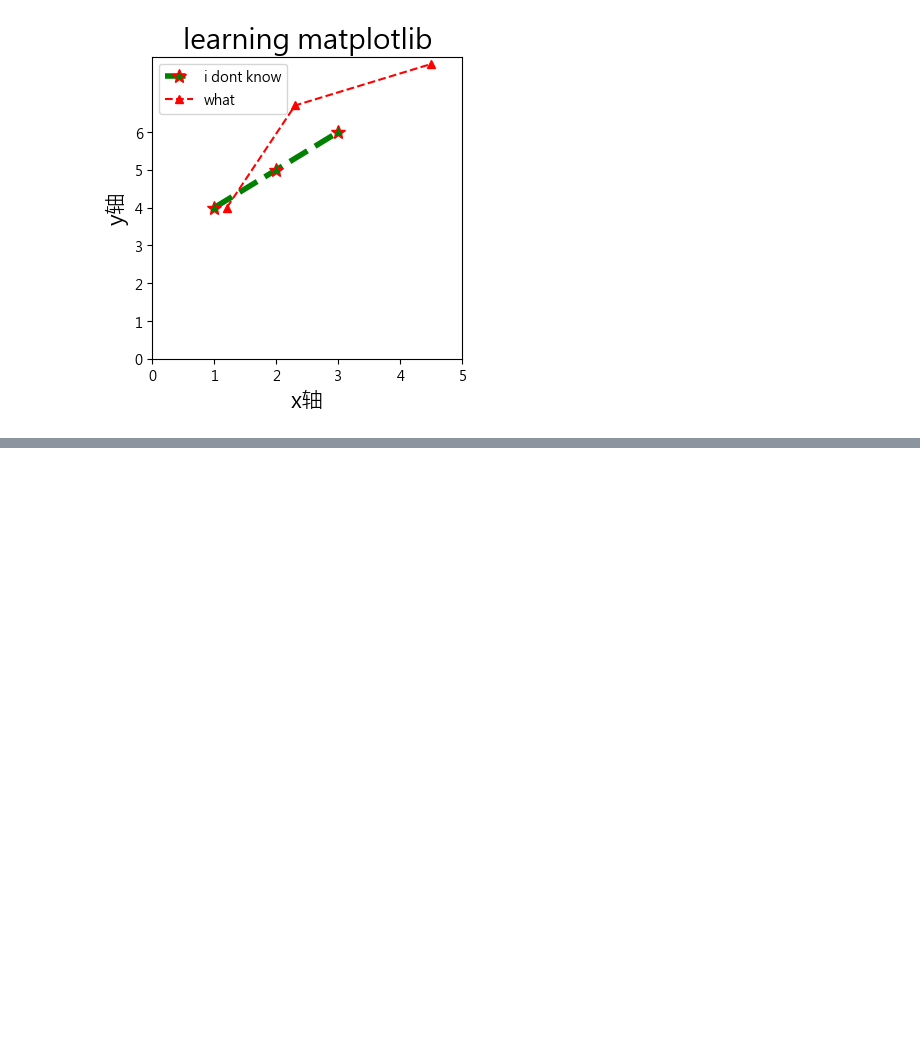
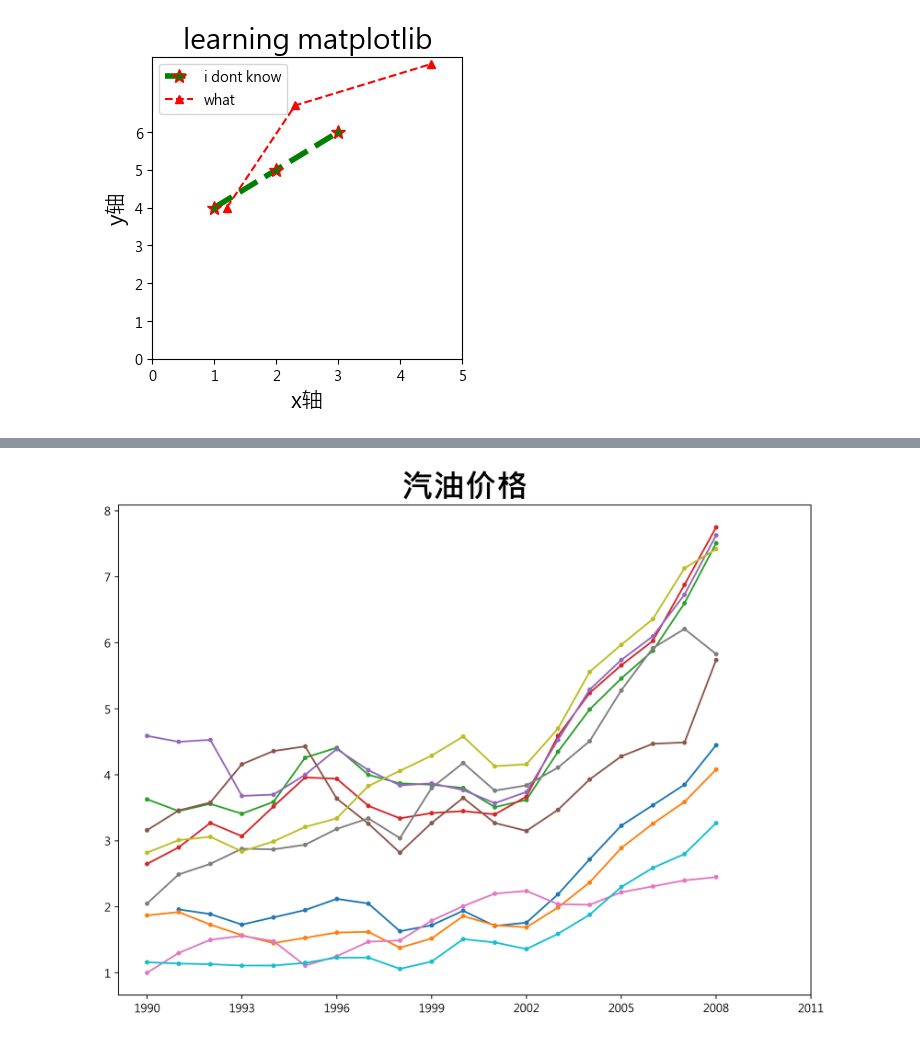
Before and after one commit to zbossz/python, a Jupyter notebook: matplotlib-learning.ipynb, the cells around one changed output, grey strips where cells are left out. Cells and saved outputs as stored; diff of their text form; code cells hidden in the pictures; blank space fills up the shorter version.

Commit message:
matplotlib-learning
matplotlib-learning

```diff
--- a/matplotlib-learning.ipynb
+++ b/matplotlib-learning.ipynb
@@ -25,0 +43,17 @@ plt.show()
+# %%
+gas=pd.read_csv('matplotlib_tutorial-master/gas_prices.csv')
+plt.figure(figsize=(11,8),dpi=400)
+plt.title('汽油价格',fontdict={'fontsize':28,'fontweight':'bold'})
+# plt.xlabel("能力",fontdict={"fontname":"Microsoft JhengHei","fontsize":16})
+# plt.ylabel("人数",fontdict={"fontname":"Microsoft JhengHei","fontsize":16})
+# plt.plot(gas.Year,gas.Italy,label='Italy')
+# plt.plot(gas.Year,gas.Canada,label='Canada')
+# plt.plot(gas.Year,gas['South Korea'],label='South Korea')
+for country in gas:
+    if country != 'Year':
+        plt.plot(gas.Year,gas[country],marker='.',label=country)
+plt.xticks(gas.Year[::3].tolist()+[2011])
+
+plt.show()
+# %% [output]
+[figure, added]
```
Also changed, not shown: parts of 6 cells of this notebook.
